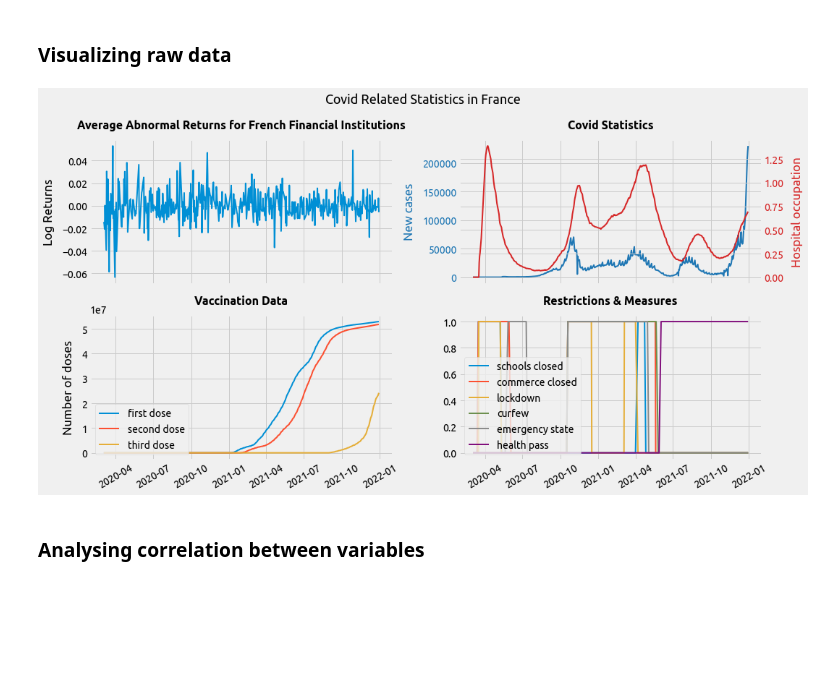
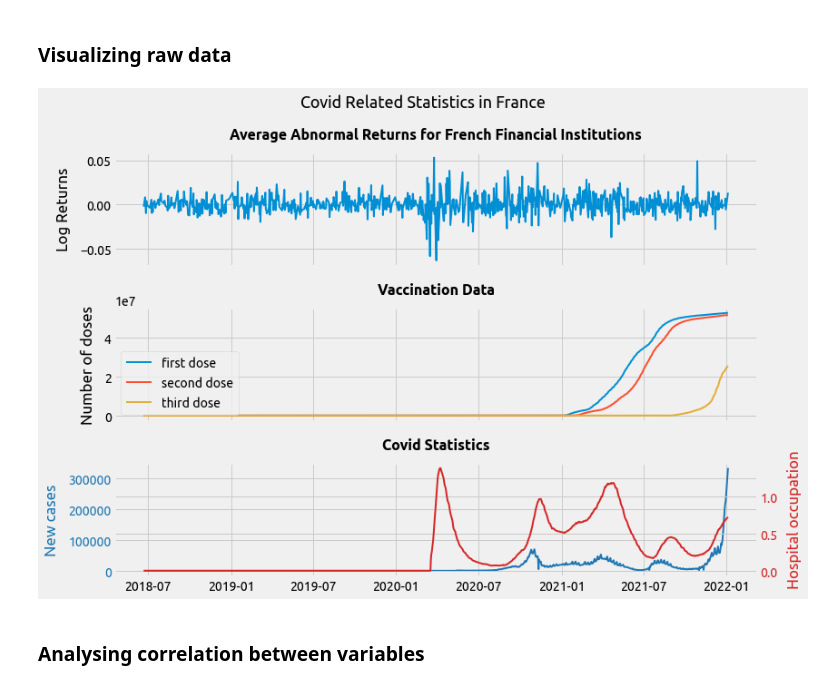
Before and after one commit to daniel-deutsch/FTD, a Jupyter notebook: Quantitative Methods/project/main.ipynb, the cells around one changed output. Drawn from its saved outputs; the diff is of its cells as text; code cells hidden in the pictures; blank space fills up the shorter version.

```diff
--- a/Quantitative Methods/project/main.ipynb
+++ b/Quantitative Methods/project/main.ipynb
@@ -146,63 +119,36 @@ plt.show()
-# %%
-# merge dataframes
-df = pd.merge(df_covid_indicators, df_covid_vaccines, on='date', how='left').fillna(0).iloc[:-1]
-df = df.merge(abn_returns[['date', 'avg_abn_returns']], how='left').dropna()
-df = df.merge(df_covid_measures_france, how='inner')
-df = df.merge(df_world_news, how='left')
-
-# create var for new vaccines
-df['new_vaccines'] = (df['n_first_dose'] + df['n_second_dose'] + df['n_third_dose']).diff()
-df.dropna(inplace=True)
 # %% [markdown]
 ## Univariate Data Analysis
 # %% [markdown]
 ### Visualizing raw data
 # %%
-fig, ax = plt.subplots(2,2,sharex=True, figsize=(15,8))
+fig, ax = plt.subplots(3,1,sharex=True, figsize=(12,8))
 
-ax[0,0].plot(df['date'], df['avg_abn_returns'])
-ax[0,0].set_title('Average Abnormal Returns for French Financial Institutions')
-ax[0,0].set_ylabel('Log Returns')
+df = df.merge(abn_returns[['date', 'avg_abn_returns']], how='inner')
 
-ax[1,0].plot(df['date'], df['n_first_dose'], df['date'], df['n_second_dose'], df['date'], df['n_third_dose'])
-ax[1,0].legend(['first dose', 'second dose', 'third dose'], loc='lower left')
-ax[1,0].set_title('Vaccination Data')
-ax[1,0].set_ylabel('Number of doses')
-ax[1,0].tick_params(axis='x', labelrotation = 30)
+ax[0].plot(df['date'], df['avg_abn_returns'])
+ax[0].set_title('Average Abnormal Returns for French Financial Institutions')
+ax[0].set_ylabel('Log Returns')
 
-ax[0,1].plot(df['date'], df['n_cases'], c='tab:blue')
-ax2 = ax[0,1].twinx()
+ax[1].plot(df['date'], df['n_first_dose'], df['date'], df['n_second_dose'], df['date'], df['n_third_dose'])
+ax[1].legend(['first dose', 'second dose', 'third dose'], loc='lower left')
+ax[1].set_title('Vaccination Data')
+ax[1].set_ylabel('Number of doses')
+ax[1].tick_params(axis='x', labelrotation = 30)
+
+ax[2].plot(df['date'], df['n_cases'], c='tab:blue')
+ax2 = ax[2].twinx()
 ax2.plot(df['date'], df['hosp_occupation_rate'], c='tab:red')
-ax[0,1].set_title('Covid Statistics')
-ax[0,1].set_ylabel('New cases', color='tab:blue')
-ax[0,1].tick_params(axis='y', labelcolor='tab:blue')
+ax[2].set_title('Covid Statistics')
+ax[2].set_ylabel('New cases', color='tab:blue')
+ax[2].tick_params(axis='y', labelcolor='tab:blue')
 ax2.set_ylabel('Hospital occupation', color='tab:red')
 ax2.tick_params(axis='y', labelcolor='tab:red')
-
-ax[1,1].plot(
-    df['date'], df['schools_closed'],
-    df['date'], df['restaurants_museums_closed'],
-    df['date'], df['lockdown'],
-    df['date'], df['curfew'],
-    df['date'], df['emergency'],
-    df['date'], df['health_pass']
-)
-ax[1,1].legend([
-    'schools closed',
-    'commerce closed',
-    'lockdown',
-    'curfew',
-    'emergency state',
-    'health pass'
-], loc='lower left')
-ax[1,1].set_title('Restrictions & Measures')
-ax[1,1].tick_params(axis='x', labelrotation = 30)
 
 fig.suptitle('Covid Related Statistics in France')
 plt.tight_layout()
 plt.show()
 # %% [output]
-[figure, old version]
+[figure, new version]
 # %% [markdown]
 ### Analysing correlation between variables
 # %%
```
Also changed, not shown: parts of 14 cells of this notebook.
